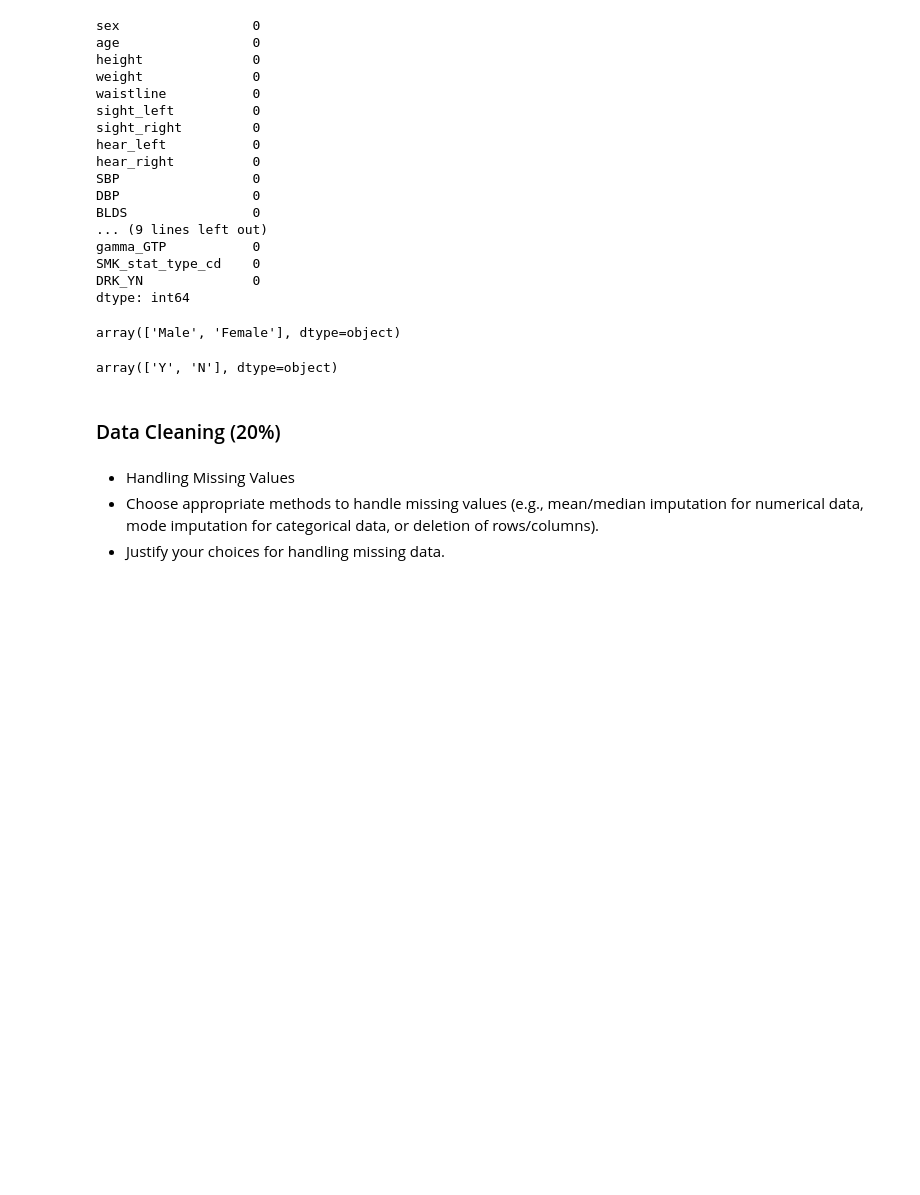
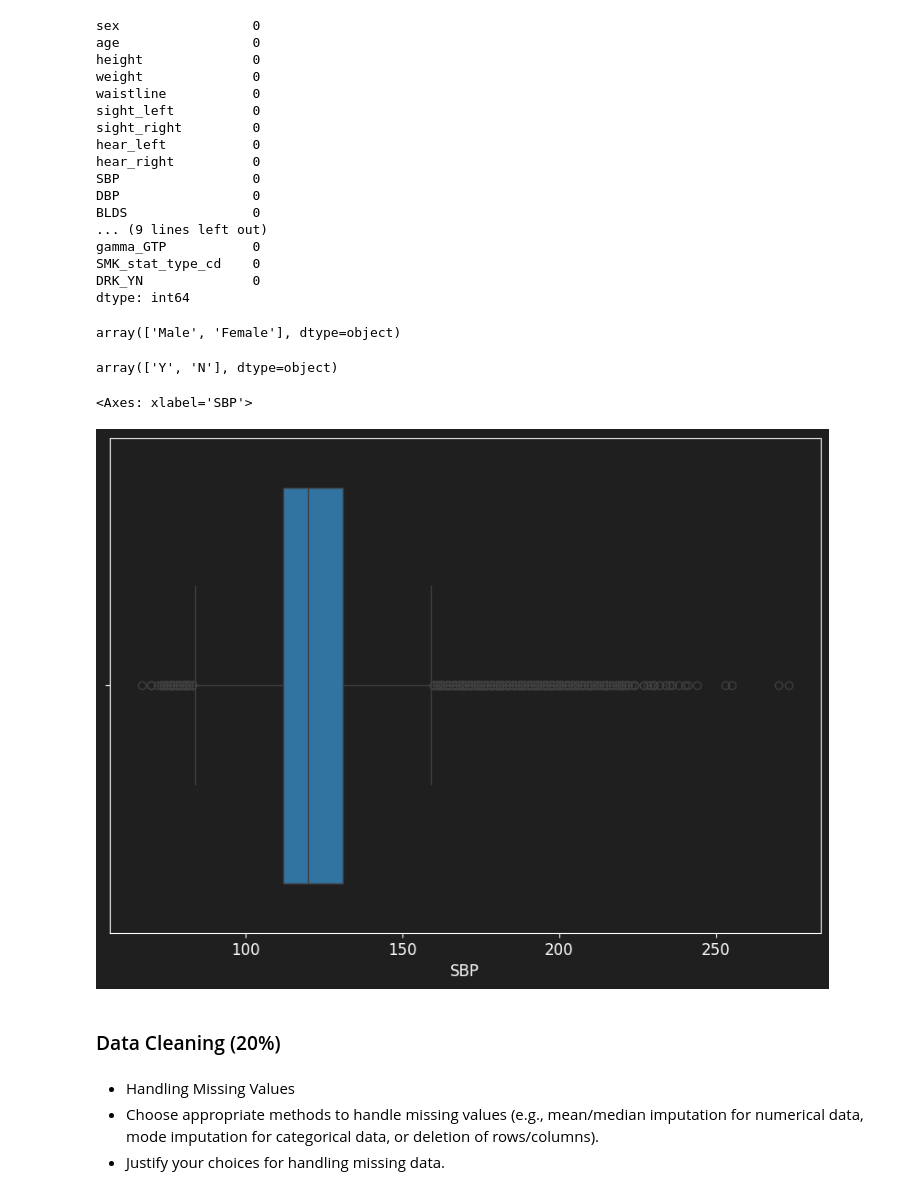
Before and after one commit to sebalexsmith/IT3212, a Jupyter notebook: assignment_1/work.ipynb, the cells around one changed output. Drawn from its saved outputs; the diff is of its cells as text; code cells hidden in the pictures; blank space fills up the shorter version.

```diff
--- a/assignment_1/work.ipynb
+++ b/assignment_1/work.ipynb
@@ -9,39 +9,3 @@ feature scaling, and data splitting.
 import numpy as np
 import pandas as pd
 import matplotlib.pyplot as plt
-# %%
-# VISUALS
-
-# Figure size
-plt.rcParams['figure.figsize'] = [10, 7]
-
-# Text sizes
-plt.rcParams['xtick.labelsize'] = 12
-plt.rcParams['ytick.labelsize'] = 12
-plt.rcParams['axes.labelsize'] = 12
-plt.rcParams['font.size'] = 14
-
-# Colors
-plt.rcParams['legend.labelcolor'] = '#000000'
-plt.rcParams['xtick.labelcolor'] = '#000000'
-plt.rcParams['ytick.labelcolor'] = '#000000'
-plt.rcParams['axes.labelcolor'] = '#000000'
-plt.rcParams['axes.titlecolor'] = '#000000'
-plt.rcParams['axes.edgecolor'] = '#000000'
-plt.rcParams['xtick.color'] = '#000000'
-plt.rcParams['ytick.color'] = '#000000'
-plt.rcParams['figure.facecolor'] = '#ffffff'
-plt.rcParams['axes.facecolor'] = '#ffffff'
-
-# Graph colors
-from cycler import cycler
-
-diverse = ['#1f78b4', '#33a02c', '#e31a1c', '#ff7f00', '#6a3d9a', '#b15928', '#a6cee3', '#b2df8a', '#fb9a99']
-greens = ['#2ca02c', '#4daf4a', '#45a05a', '#60bd68', '#5cb85c', '#6ba981', '#75bb6f', '#6dae64', '#4c9a5f']
-blues = ['#1f78b4', '#377eb8', '#3182bd', '#4292c6', '#5aaed6', '#6baed6', '#7ba3df', '#92b3e4', '#a6bddb']
-reds = ['#e41a1c', '#d73027', '#a50026', '#f46d43', '#d73027', '#fdae61', '#fee08b', '#fee08b', '#d73027']
-
-plt.rcParams['axes.prop_cycle'] = cycler(color = diverse)
-
-# Display max columns, pandas dataframes
-pd.set_option('display.max_columns', None)
@@ -58,6 +20,8 @@ df_2 = df[int(df.shape[0]/2):]
 # %%
-df_1.to_csv('data/smoking_drinking_dataset_ver01_1.csv')
-df_2.to_csv('data/smoking_drinking_dataset_ver01_2.csv')
+df_1 = pd.read_csv('data/smoking_drinking_dataset_ver01_1.csv', index_col='Unnamed: 0')
+df_2 = pd.read_csv('data/smoking_drinking_dataset_ver01_2.csv', index_col='Unnamed: 0')
+# %%
+df = pd.concat([df_1, df_2])
 # %% [markdown]
 ### Data Exploration (10%)
 # %% [markdown]
@@ -152,3 +116,9 @@ array(['Male', 'Female'], dtype=object)
 df['DRK_YN'].unique()
 # %% [output]
 array(['Y', 'N'], dtype=object)
+# %%
+import seaborn as sns
+sns.boxplot(df, x='SBP')
+# %% [output]
+<Axes: xlabel='SBP'>
+[figure, added]
```
Also changed, not shown: parts of 5 cells of this notebook.
